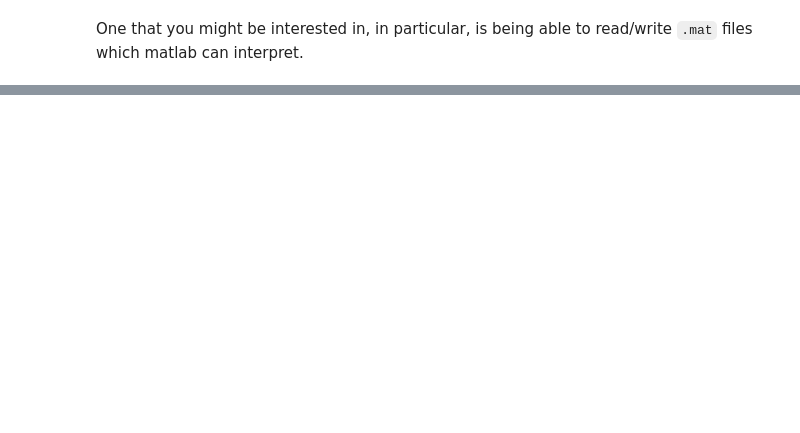
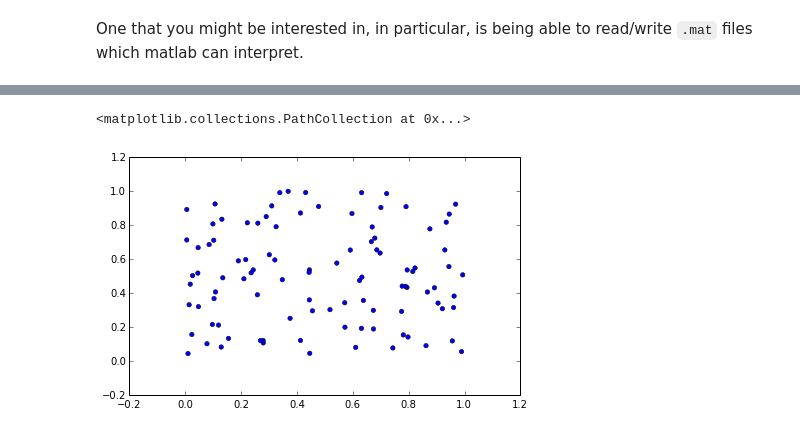
Before and after one commit to dongjwOU/boot-camps, a Jupyter notebook: python/scientific-computing.ipynb, the cells around one changed output, grey strips where cells are left out. Cells and saved outputs as stored; diff of their text form; code cells hidden in the pictures; blank space fills up the shorter version.

```diff
--- a/python/scientific-computing.ipynb
+++ b/python/scientific-computing.ipynb
@@ -172,0 +235,10 @@ sio.savemat?
+# %%
+n_points = 100
+x = np.random.rand(n_points)
+y = np.random.rand(n_points)
+awesomeness = np.random.rand(n_points)
+weight = np.random.rand(n_points)
+plt.scatter( x, y )
+# %% [output]
+<matplotlib.collections.PathCollection at 0x...>
+[figure, added]
```
Also changed, not shown: parts of 26 cells of this notebook.
